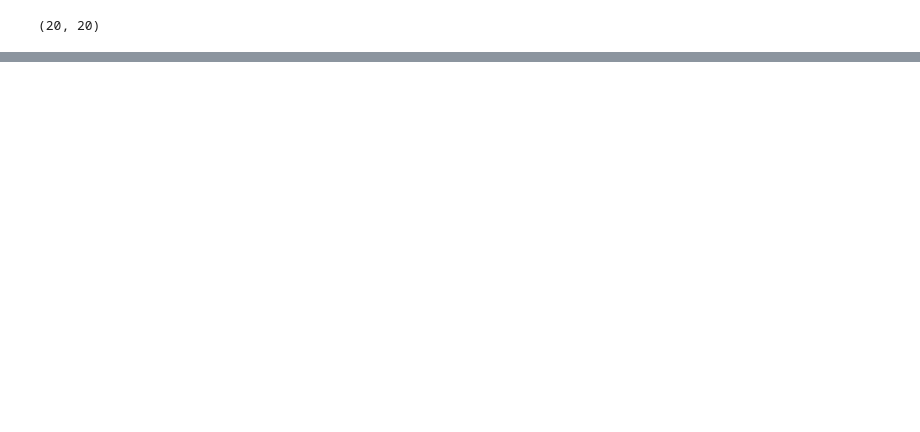
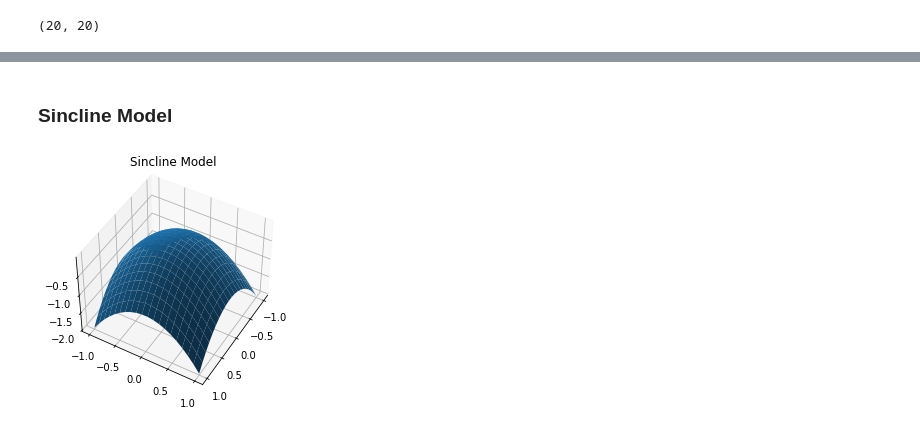
Before and after one commit to r3card0/Subsurface_Mapping, a Jupyter notebook: Subsurface_Mapping.ipynb, the cells around one changed output, grey strips where cells are left out. Cells and saved outputs as stored; diff of their text form; code cells hidden in the pictures; blank space fills up the shorter version.

```diff
--- a/Subsurface_Mapping.ipynb
+++ b/Subsurface_Mapping.ipynb
@@ -118,0 +162,13 @@ plt.contour(xv,yv,zv)
+# %% [markdown]
+### Sincline Model
+# %%
+fig3 = plt.figure()
+ax = plt.axes(projection='3d')
+# plot a surface in 3D
+ax.plot_surface(xv,yv,-zv)
+plt.title('Sincline Model')
+#select the view angle
+ax.view_init(45,30)# (angles)
+plt.show()
+# %% [output]
+[figure, added]
```
Also changed, not shown: parts of 17 cells of this notebook.
